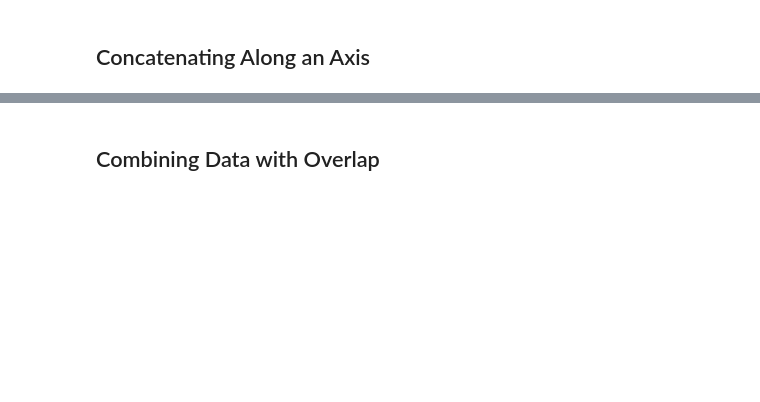
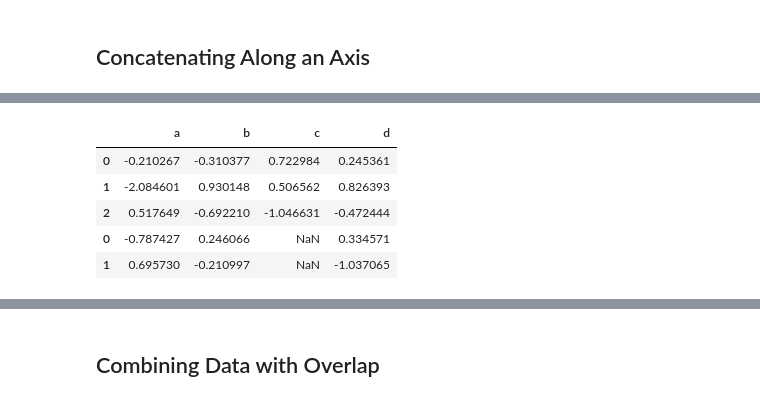
Before and after one commit to codenovaorg/pydata-book, a Jupyter notebook: ch08.ipynb, the cells around one changed output, grey strips where cells are left out. Saved outputs shown, nothing was run; the diff lists cells and outputs as text; code cells hidden in the pictures; blank space fills up the shorter version.

```diff
--- a/ch08.ipynb
+++ b/ch08.ipynb
@@ -312,2 +800,11 @@ df2
+# %%
+pd.concat([df1, df2], ignore_index=False)
+# %% [output]
+|  | a | b | c | d |
+| 0 | -0.210267 | -0.310377 | 0.722984 | 0.245361 |
+| 1 | -2.084601 | 0.930148 | 0.506562 | 0.826393 |
+| 2 | 0.517649 | -0.692210 | -1.046631 | -0.472444 |
+| 0 | -0.787427 | 0.246066 | NaN | 0.334571 |
+| 1 | 0.695730 | -0.210997 | NaN | -1.037065 |
 # %%
 pd.concat([df1, df2], ignore_index=True)
```
Also changed, not shown: parts of 108 cells of this notebook.
